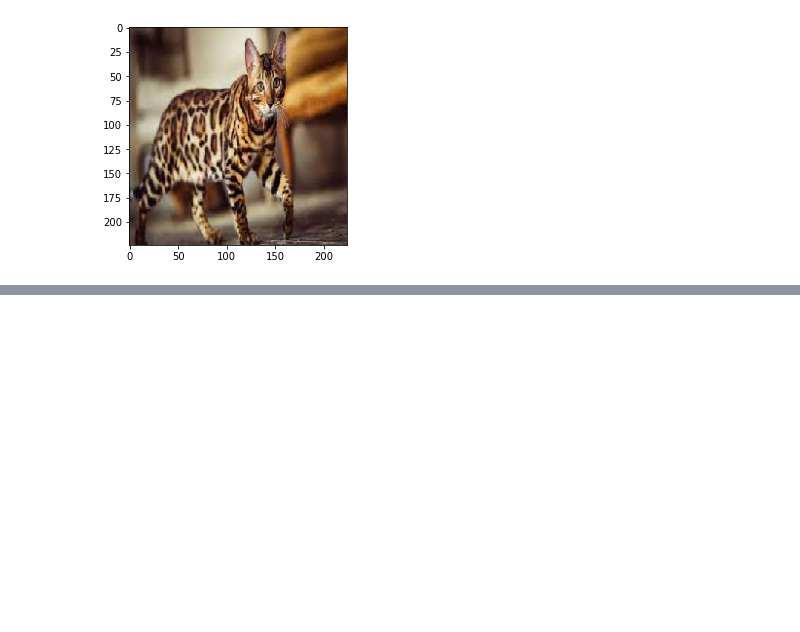
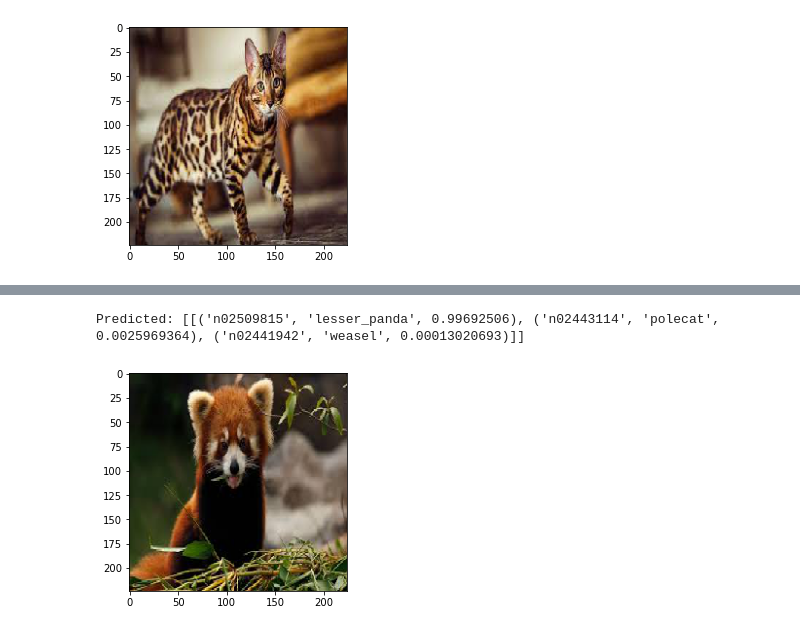
Before and after one commit to jalonzoajordan/Project-4, a Jupyter notebook: imagerecognition.ipynb, the cells around one changed output, grey strips where cells are left out. Saved outputs shown, nothing was run; the diff lists cells and outputs as text; code cells hidden in the pictures; blank space fills up the shorter version.

```diff
--- a/imagerecognition.ipynb
+++ b/imagerecognition.ipynb
@@ -73,0 +102,6 @@ model = tf.keras.applications.InceptionResNetV2(
+# %%
+image_path = os.path.join("images", "redpanda.jpg")
+predict(image_path)
+# %% [output]
+Predicted: [[('n02509815', 'lesser_panda', 0.99692506), ('n02443114', 'polecat', 0.0025969364), ('n02441942', 'weasel', 0.00013020693)]]
+[figure, added]
```
Also changed, not shown: parts of 16 cells of this notebook, 6 other files.
